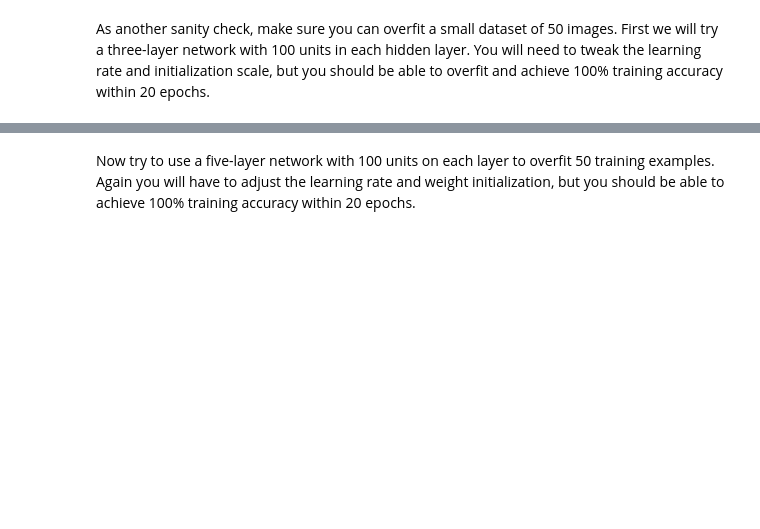
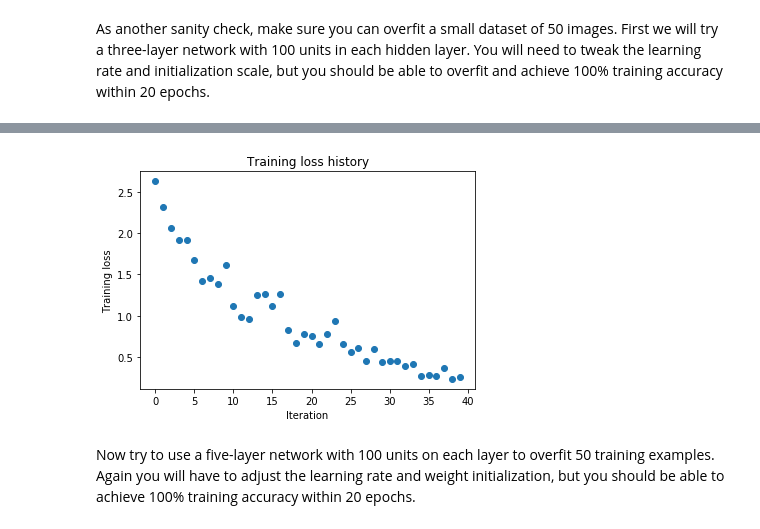
Before and after one commit to LW-Ricarido/cs231-spring2017, a Jupyter notebook: assignment2/FullyConnectedNets.ipynb, the cells around one changed output, grey strips where cells are left out. Saved outputs shown, nothing was run; the diff lists cells and outputs as text; code cells hidden in the pictures; blank space fills up the shorter version.

```diff
--- a/assignment2/FullyConnectedNets.ipynb
+++ b/assignment2/FullyConnectedNets.ipynb
@@ -425,8 +427,8 @@ small_data = {
   'y_val': data['y_val'],
 }
 
-weight_scale = 1e-2
-learning_rate = 1e-4
+weight_scale = 1.5e-2
+learning_rate = 2.5e-3
 model = FullyConnectedNet([100, 100],
               weight_scale=weight_scale, dtype=np.float64)
 solver = Solver(model, small_data,
@@ -443,3 +445,4 @@ plt.title('Training loss history')
 plt.xlabel('Iteration')
 plt.ylabel('Training loss')
 plt.show()
+# %% [output]
@@ -446,3 +466,4 @@ plt.show()
+[figure, added]
 # %% [markdown]
 Now try to use a five-layer network with 100 units on each layer to overfit 50 training examples. Again you will have to adjust the learning rate and weight initialization, but you should be able to achieve 100% training accuracy within 20 epochs.
 # %%
```
Also changed, not shown: parts of 13 cells of this notebook, 7 other files.
